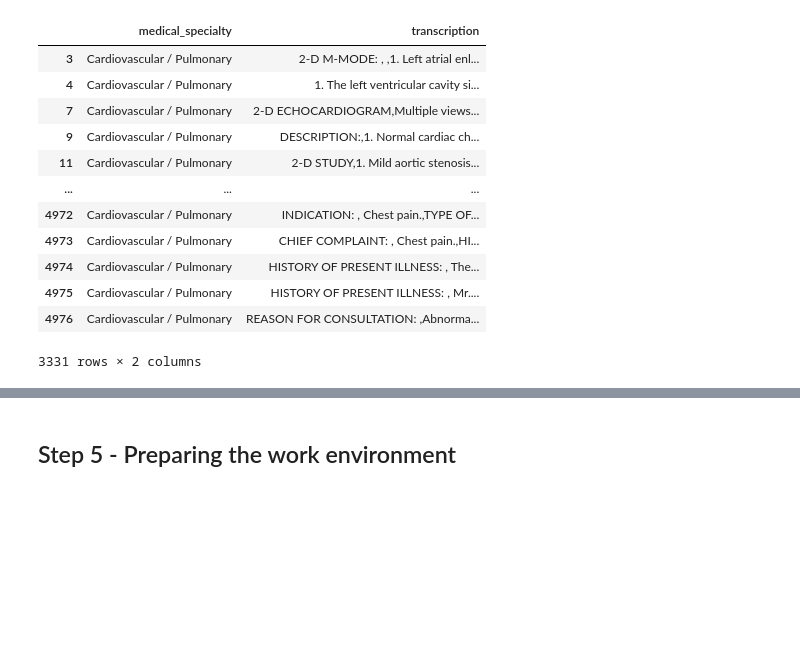
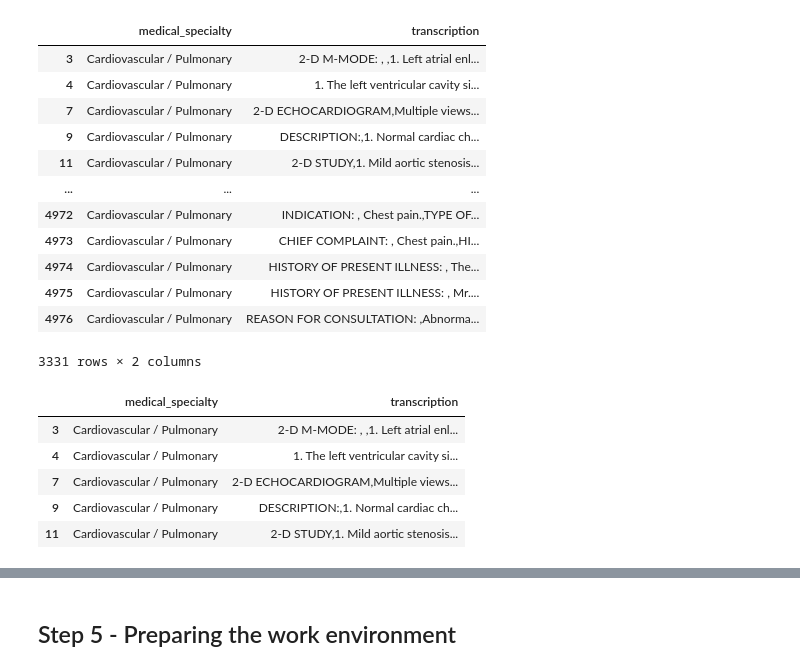
Before and after one commit to socd06/SyferText, a Jupyter notebook: tutorials/usecases/UC02 - Medical Text Classification - Private Datasets - (Secure Training).ipynb, the cells around one changed output, grey strips where cells are left out. Saved outputs shown, nothing was run; the diff lists cells and outputs as text; code cells hidden in the pictures; blank space fills up the shorter version.

```diff
--- a/tutorials/usecases/UC02 - Medical Text Classification - Private Datasets - (Secure Training).ipynb
+++ b/tutorials/usecases/UC02 - Medical Text Classification - Private Datasets - (Secure Training).ipynb
@@ -244,3 +244,12 @@ X_filtered
 | 4975 | Cardiovascular / Pulmonary | HISTORY OF PRESENT ILLNESS: , Mr.... |
 | 4976 | Cardiovascular / Pulmonary | REASON FOR CONSULTATION: ,Abnorma... |
 3331 rows × 2 columns
+# %%
+X_filtered.head()
+# %% [output]
+|  | medical_specialty | transcription |
+| 3 | Cardiovascular / Pulmonary | 2-D M-MODE: , ,1. Left atrial enl... |
+| 4 | Cardiovascular / Pulmonary | 1. The left ventricular cavity si... |
+| 7 | Cardiovascular / Pulmonary | 2-D ECHOCARDIOGRAM,Multiple views... |
+| 9 | Cardiovascular / Pulmonary | DESCRIPTION:,1. Normal cardiac ch... |
+| 11 | Cardiovascular / Pulmonary | 2-D STUDY,1. Mild aortic stenosis... |
```
Also changed, not shown: parts of 14 cells of this notebook, 1 other file.
